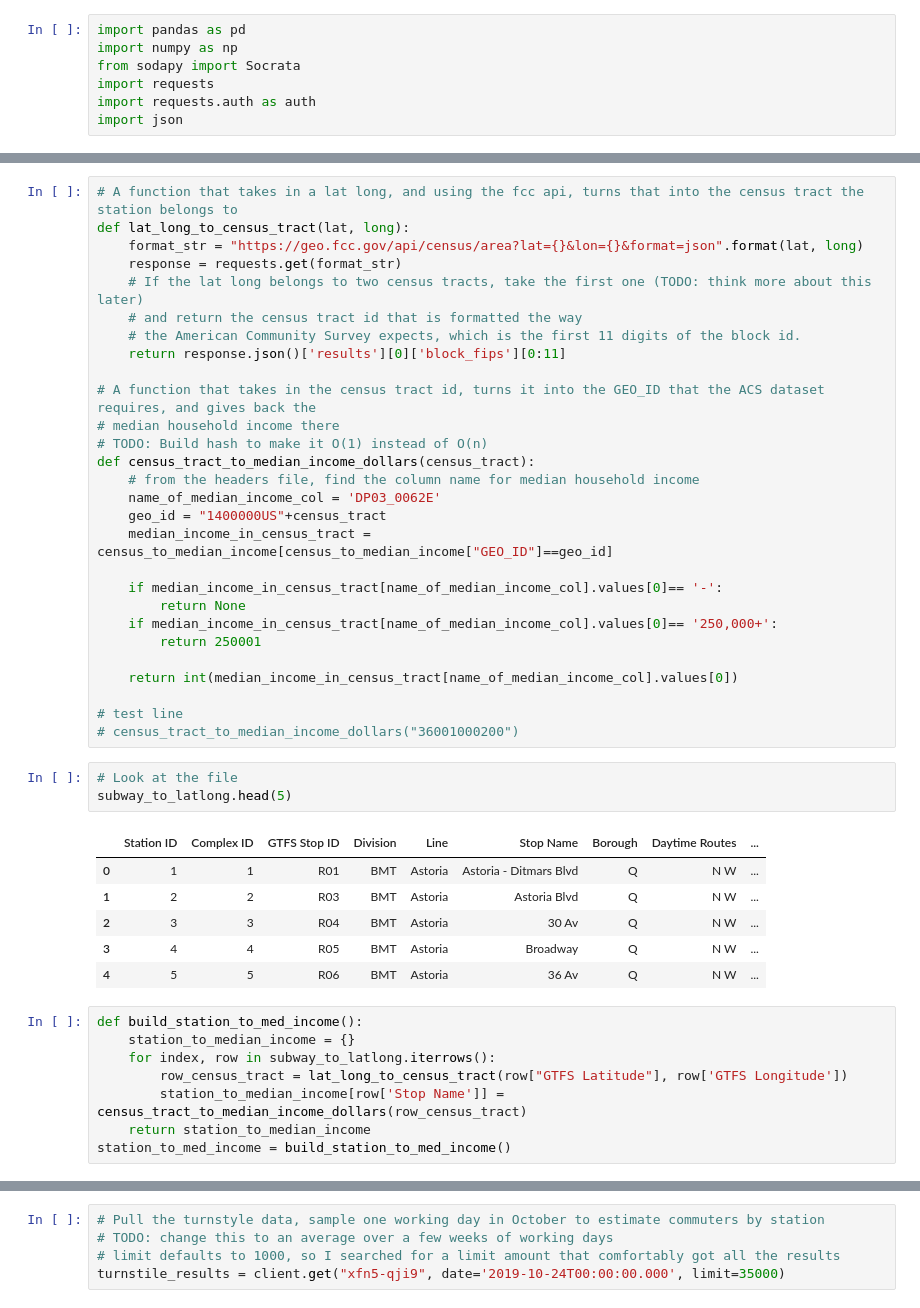
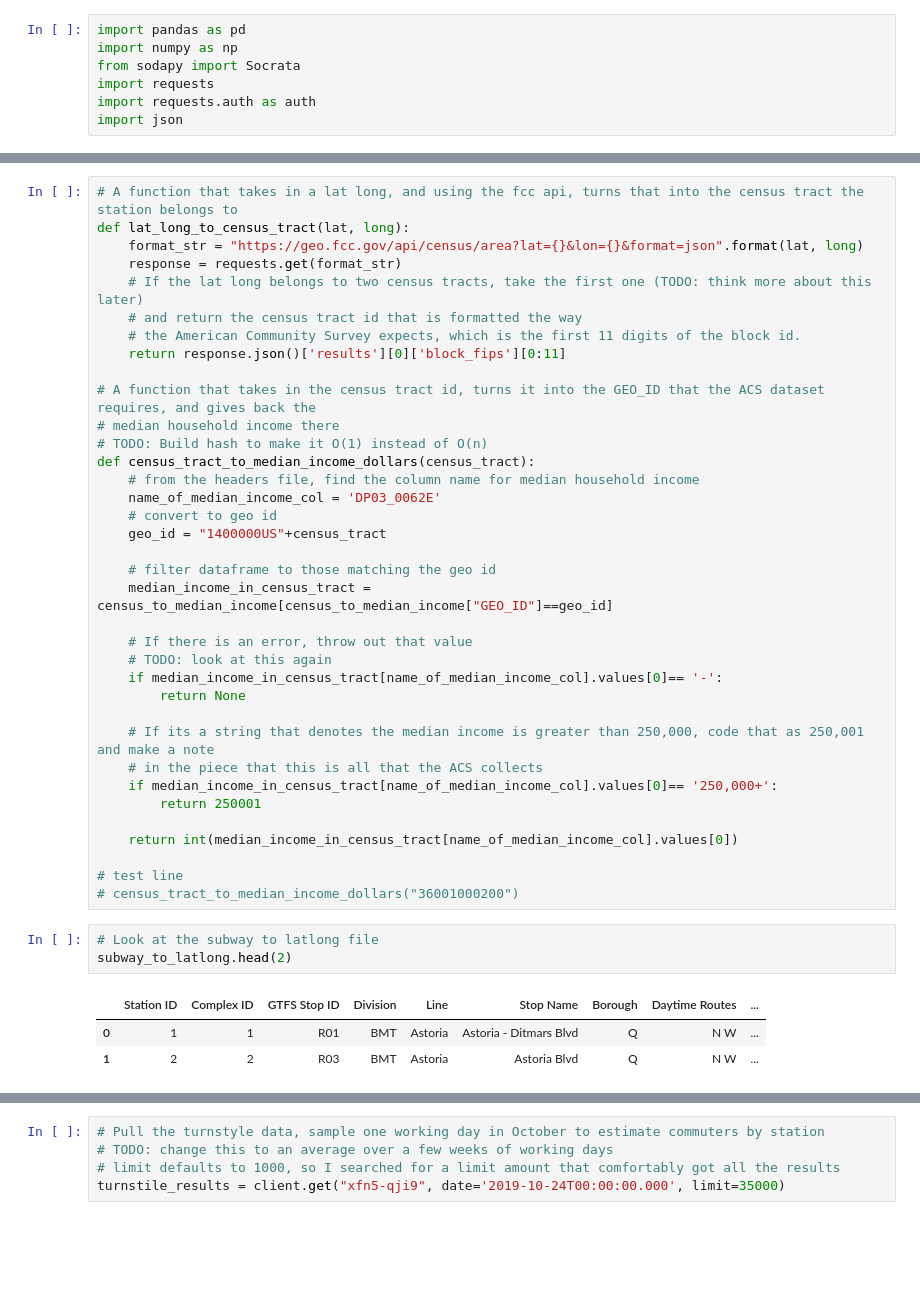
Before and after one commit to ilica/fairfares, a Jupyter notebook: DraftDataAnalysis.ipynb, the cells around one changed output, grey strips where cells are left out. Drawn from its saved outputs; the diff is of its cells as text; blank space fills up the shorter version.

```diff
--- a/DraftDataAnalysis.ipynb
+++ b/DraftDataAnalysis.ipynb
@@ -37,11 +38,19 @@ def lat_long_to_census_tract(lat, long):
 def census_tract_to_median_income_dollars(census_tract):
     # from the headers file, find the column name for median household income
     name_of_median_income_col = 'DP03_0062E'
+    # convert to geo id
     geo_id = "1400000US"+census_tract
+
+    # filter dataframe to those matching the geo id
     median_income_in_census_tract = census_to_median_income[census_to_median_income["GEO_ID"]==geo_id]
 
+    # If there is an error, throw out that value
+    # TODO: look at this again
     if median_income_in_census_tract[name_of_median_income_col].values[0]== '-':
         return None
+
+    # If its a string that denotes the median income is greater than 250,000, code that as 250,001 and make a note
+    # in the piece that this is all that the ACS collects
     if median_income_in_census_tract[name_of_median_income_col].values[0]== '250,000+':
         return 250001
 
@@ -50,20 +59,9 @@ def census_tract_to_median_income_dollars(census_tract):
 # test line
 # census_tract_to_median_income_dollars("36001000200")
 # %%
-# Look at the file
-subway_to_latlong.head(5)
+# Look at the subway to latlong file
+subway_to_latlong.head(2)
 # %% [output]
 |  | Station ID | Complex ID | GTFS Stop ID | Division | Line | Stop Name | Borough | Daytime Routes | ... |
 | 0 | 1 | 1 | R01 | BMT | Astoria | Astoria - Ditmars Blvd | Q | N W | ... |
 | 1 | 2 | 2 | R03 | BMT | Astoria | Astoria Blvd | Q | N W | ... |
-| 2 | 3 | 3 | R04 | BMT | Astoria | 30 Av | Q | N W | ... |
-| 3 | 4 | 4 | R05 | BMT | Astoria | Broadway | Q | N W | ... |
-| 4 | 5 | 5 | R06 | BMT | Astoria | 36 Av | Q | N W | ... |
-# %%
-def build_station_to_med_income():
-    station_to_median_income = {}
-    for index, row in subway_to_latlong.iterrows():
-        row_census_tract = lat_long_to_census_tract(row["GTFS Latitude"], row['GTFS Longitude'])
-        station_to_median_income[row['Stop Name']] = census_tract_to_median_income_dollars(row_census_tract)
-    return station_to_median_income
-station_to_med_income = build_station_to_med_income()
```
Also changed, not shown: parts of 14 cells of this notebook.
